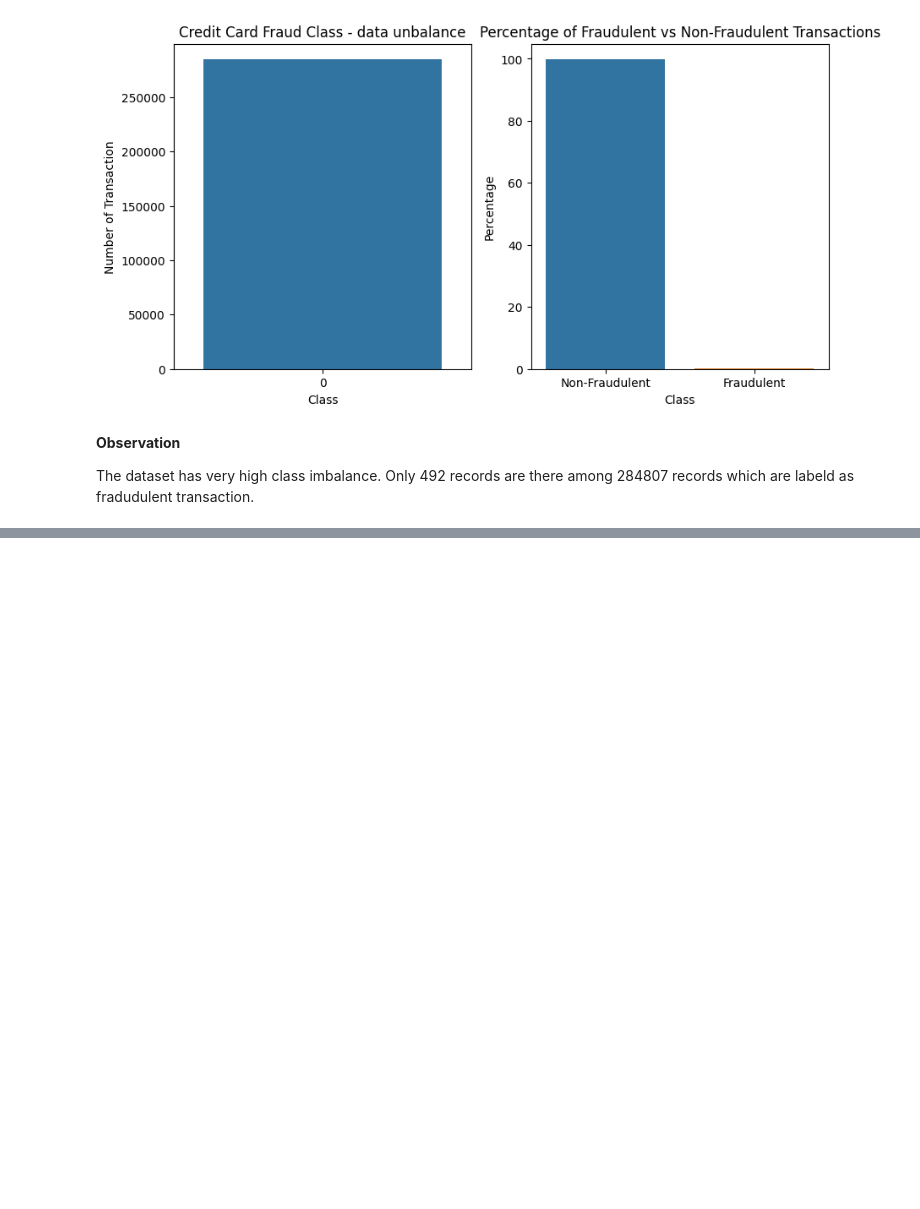
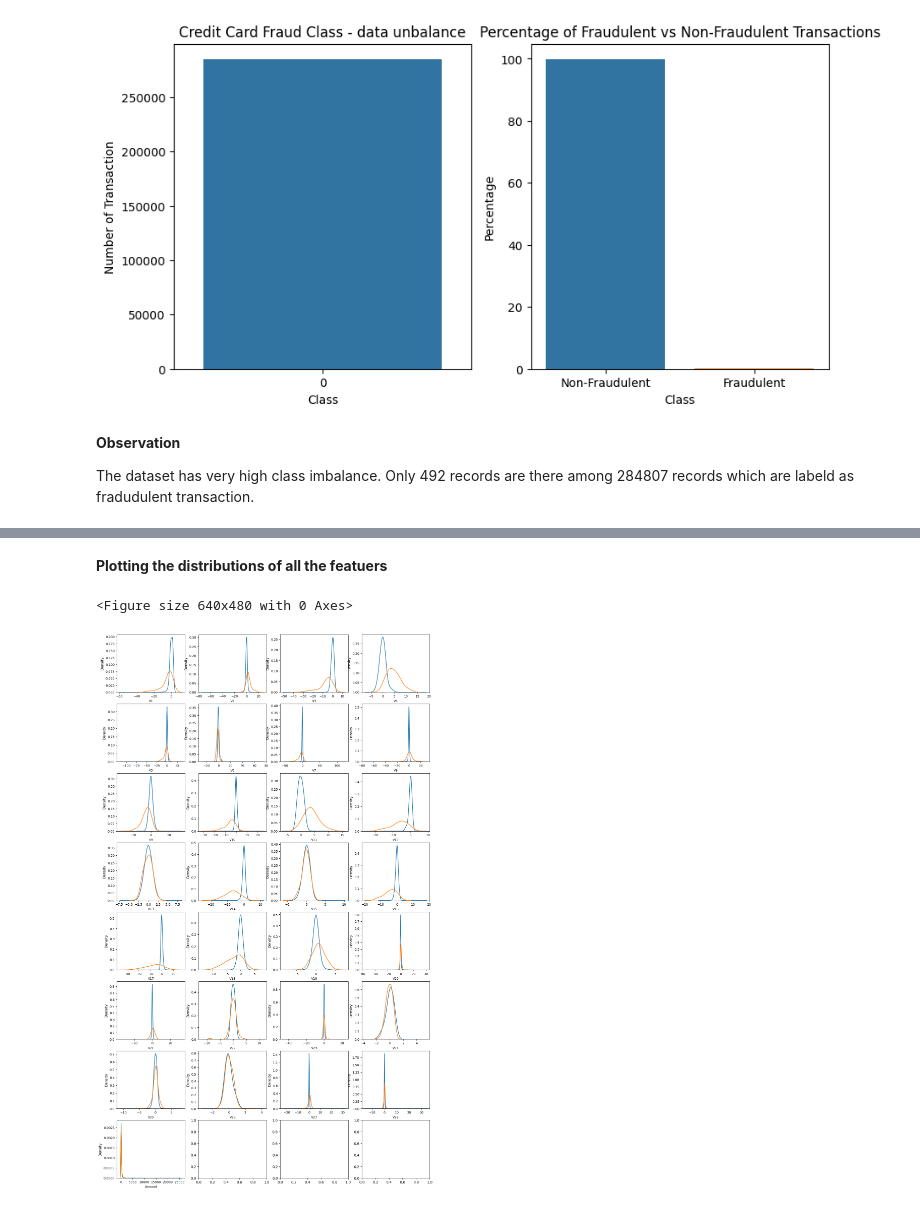
Before and after one commit to dirumisra/CreditCardFraudAnalysis, a Jupyter notebook: CreditCardAnalysis.ipynb, the cells around one changed output, grey strips where cells are left out. Drawn from its saved outputs; the diff is of its cells as text; code cells hidden in the pictures; blank space fills up the shorter version.

```diff
--- a/CreditCardAnalysis.ipynb
+++ b/CreditCardAnalysis.ipynb
@@ -130,0 +155,6 @@ The dataset has very high class imbalance. Only 492 records are there among 2848
+# %%
+# Dropping Time column as this feature is not going to help in the model building.
+# Drop unnecessary columns
+
+ccdf = ccdf.drop("Time",axis = 1)
+ccdf.head()
@@ -130,0 +168,27 @@ The dataset has very high class imbalance. Only 492 records are there among 2848
+# %% [markdown]
+**Plotting the distributions of all the featuers**
+# %%
+# Plotting all the variable in displot to visualise the distribution
+var = list(ccdf.columns.values)
+# dropping Class columns from the list
+var.remove("Class")
+
+i = 0
+t0 = ccdf.loc[ccdf['Class'] == 0]
+t1 = ccdf.loc[ccdf['Class'] == 1]
+
+plt.figure()
+fig, ax = plt.subplots(8,4,figsize=(16,28))
+
+for feature in var:
+    i += 1
+    plt.subplot(8,4,i)
+    sns.kdeplot(t0[feature], bw=0.5,label="0")
+    sns.kdeplot(t1[feature], bw=0.5,label="1")
+    plt.xlabel(feature, fontsize=9)
+    locs, labels = plt.xticks()
+    plt.tick_params(axis='both', which='major', labelsize=9)
+plt.show();
+# %% [output]
+<Figure size 640x480 with 0 Axes>
+[figure, added]
```
Also changed, not shown: parts of 5 cells of this notebook.
